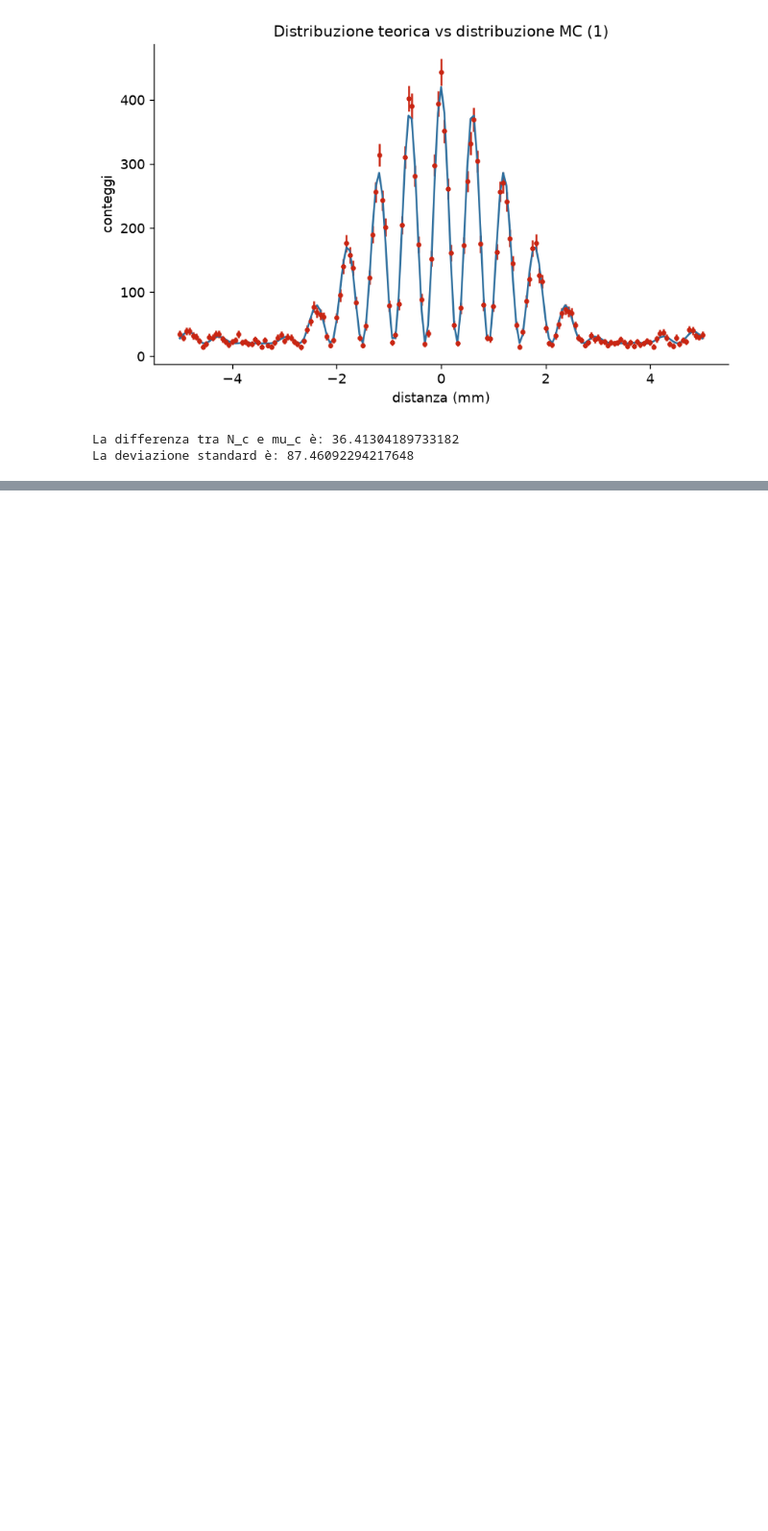
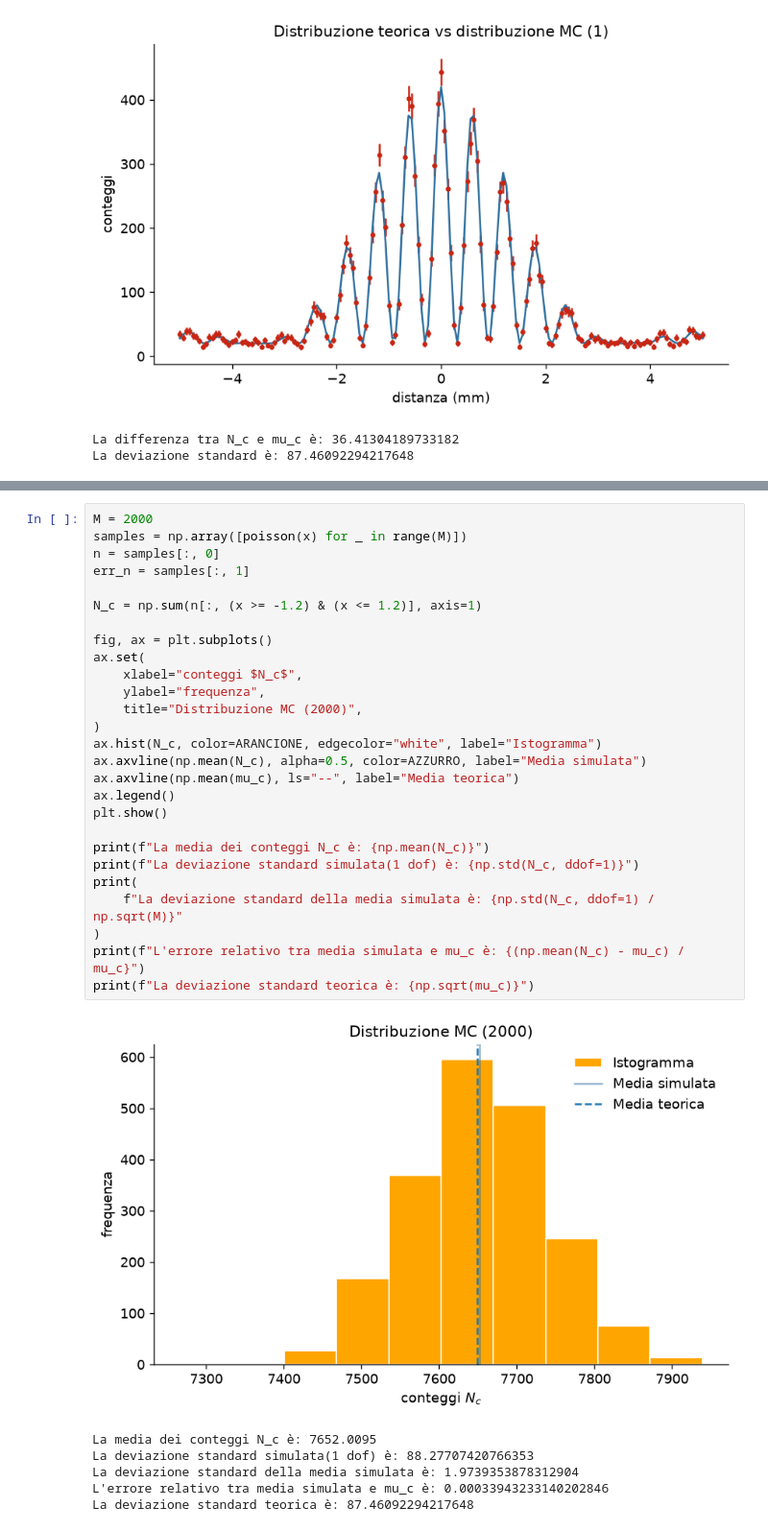
Before and after one commit to davidepatarchi/MC-Simulation, a Jupyter notebook: giornata1.ipynb, the cells around one changed output, grey strips where cells are left out. Shown at 96% size. Cells and saved outputs as stored; diff of their text form; blank space fills up the shorter version.

```diff
--- a/giornata1.ipynb
+++ b/giornata1.ipynb
@@ -116,0 +126,34 @@ La deviazione standard è: 87.46092294217648
+# %%
+M = 2000
+samples = np.array([poisson(x) for _ in range(M)])
+n = samples[:, 0]
+err_n = samples[:, 1]
+
+N_c = np.sum(n[:, (x >= -1.2) & (x <= 1.2)], axis=1)
+
+fig, ax = plt.subplots()
+ax.set(
+    xlabel="conteggi $N_c$",
+    ylabel="frequenza",
+    title="Distribuzione MC (2000)",
+)
+ax.hist(N_c, color=ARANCIONE, edgecolor="white", label="Istogramma")
+ax.axvline(np.mean(N_c), alpha=0.5, color=AZZURRO, label="Media simulata")
+ax.axvline(np.mean(mu_c), ls="--", label="Media teorica")
+ax.legend()
+plt.show()
+
+print(f"La media dei conteggi N_c è: {np.mean(N_c)}")
+print(f"La deviazione standard simulata(1 dof) è: {np.std(N_c, ddof=1)}")
+print(
+    f"La deviazione standard della media simulata è: {np.std(N_c, ddof=1) / np.sqrt(M)}"
+)
+print(f"L'errore relativo tra media simulata e mu_c è: {(np.mean(N_c) - mu_c) / mu_c}")
+print(f"La deviazione standard teorica è: {np.sqrt(mu_c)}")
+# %% [output]
+[figure, added]
+La media dei conteggi N_c è: 7652.0095
+La deviazione standard simulata(1 dof) è: 88.27707420766353
+La deviazione standard della media simulata è: 1.9739353878312904
+L'errore relativo tra media simulata e mu_c è: 0.00033943233140202846
+La deviazione standard teorica è: 87.46092294217648
```
Also changed, not shown: parts of 2 cells of this notebook, 2 other files.
